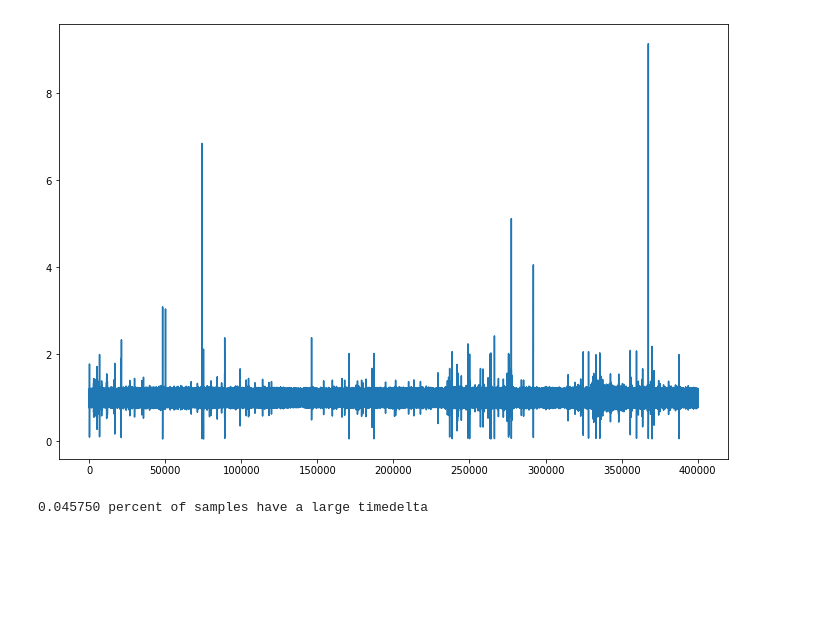
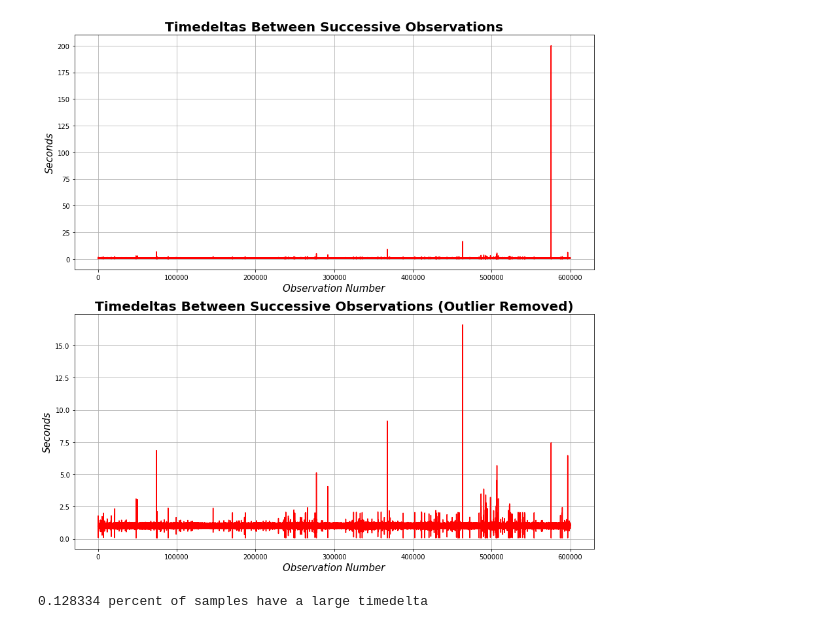
Before and after one commit to DominickH20/Cryptocurrency_HFT, a Jupyter notebook: data/Data_Quality_Checks.ipynb, the cells around one changed output. Drawn from its saved outputs; the diff is of its cells as text; code cells hidden in the pictures; blank space fills up the shorter version.

Commit message:
new figures

```diff
--- a/data/Data_Quality_Checks.ipynb
+++ b/data/Data_Quality_Checks.ipynb
@@ -25,0 +9,16 @@ full_dataset.head(1)
+# %%
+#aggregating collected data
+paths = glob.glob('./BTC/BTC*.zip')
+
+full_dataset = None
+
+for i in range(len(paths)):
+    if full_dataset is None:
+        full_dataset = pd.read_csv('BTC/BTC_Book_' + str(i) + '.zip',
+                                   compression = 'zip', index_col = 0, parse_dates = True)
+    else:
+        app_data = pd.read_csv('BTC/BTC_Book_' + str(i) + '.zip',
+                               compression = 'zip', index_col = 0, parse_dates = True)
+        full_dataset = full_dataset.append(app_data)
+
+full_dataset.head(1)
@@ -26,21 +30,37 @@ full_dataset.head(1)
 # %%
 #get index
 idx = np.int64(full_dataset.index.values)/1000000000
 ts_diffs = np.diff(idx)
 
 #plot timestamp differences
-fig, ax= plt.subplots(1,1, figsize = (12,8))
-ax.plot(ts_diffs)
-plt.show()
+fig, ax= plt.subplots(2,1, figsize = (12,12))
+fig.set_tight_layout(True)
 
+ax[0].plot(ts_diffs, color = 'red')
+ax[0].grid('on')
+ax[0].set_title('Timedeltas Between Successive Observations', weight = 'bold', fontsize = 20)
+ax[0].set_xlabel('Observation Number', fontstyle = 'italic', fontsize = 15)
+ax[0].set_ylabel('Seconds', fontstyle = 'italic', fontsize = 15)
+
+outlier_removed = ts_diffs
+outlier_idx = np.argmax(outlier_removed)
+outlier_removed[outlier_idx] = 1
+ax[1].plot(outlier_removed, color = 'red')
+ax[1].grid('on')
+ax[1].set_title('Timedeltas Between Successive Observations (Outlier Removed)', weight = 'bold', fontsize = 20)
+ax[1].set_xlabel('Observation Number', fontstyle = 'italic', fontsize = 15)
+ax[1].set_ylabel('Seconds', fontstyle = 'italic', fontsize = 15)
+
+fig.savefig('./../figures/Timedelta_Quality.png')
 #there is some noise in the data, but for the most part, observations are collected ~1 second apart
 # %% [output]
-[figure, old version]
+[figure, new version]
 # %%
-noise_thres = 1.3
-noisy_count = len(ts_diffs[np.where(ts_diffs > noise_thres)])
+noise_thres = .3
+noisy_count = len(ts_diffs[np.where(ts_diffs > (1+noise_thres))])
+noisy_count += len(ts_diffs[np.where(ts_diffs < (1-noise_thres))])
 
 noisy_rate = noisy_count/len(ts_diffs)
 print("%f percent of samples have a large timedelta" % (noisy_rate*100))
 # %% [output]
-0.045750 percent of samples have a large timedelta
+0.128334 percent of samples have a large timedelta
```
Also changed, not shown: parts of 4 cells of this notebook, 2 other files.
